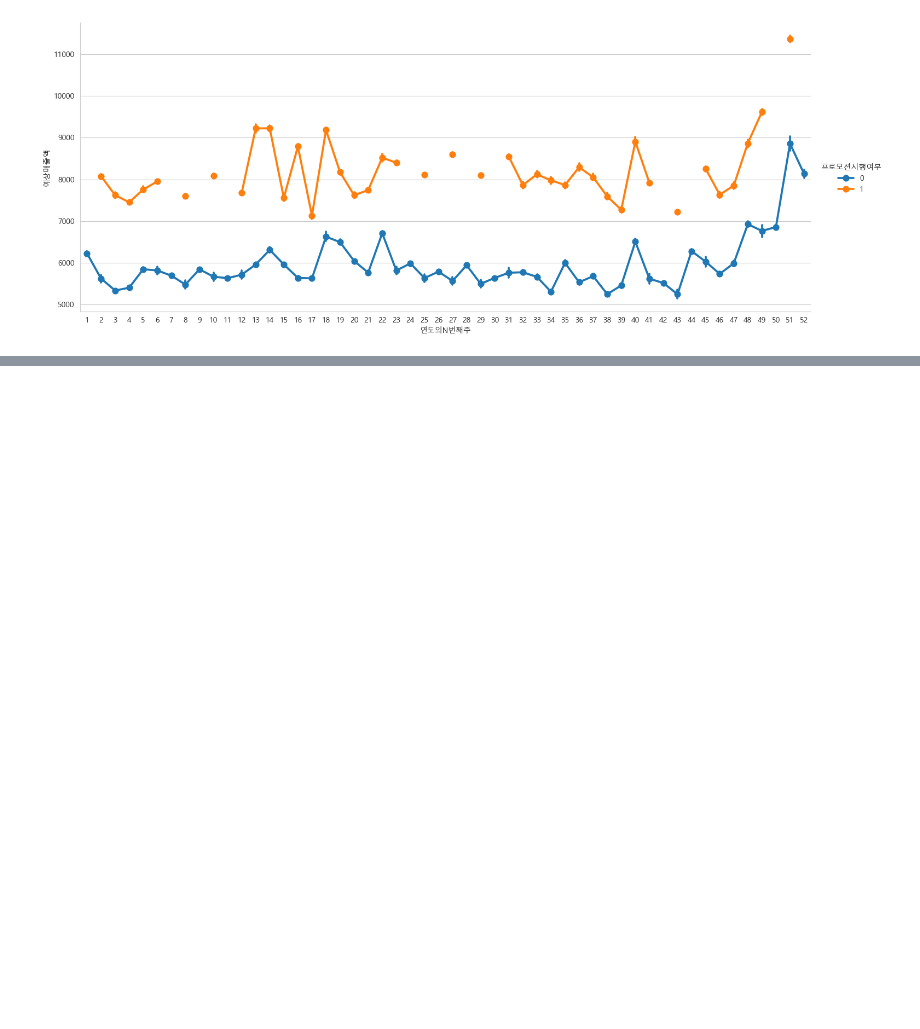
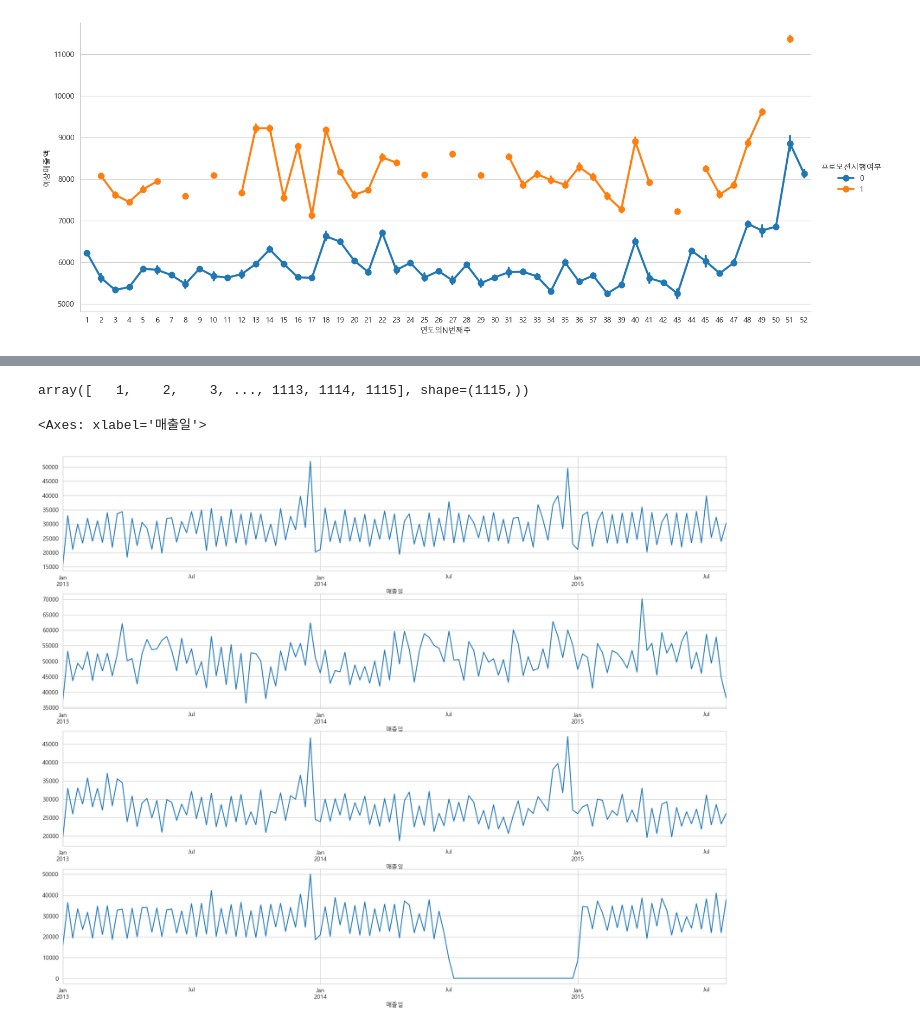
Before and after one commit to Drew240316/DREW_PY, a Jupyter notebook: 2025/Personal_Projects/Rossmann Store Sales Prediction/Notebook.ipynb, the cells around one changed output, grey strips where cells are left out. Saved outputs shown, nothing was run; the diff lists cells and outputs as text; code cells hidden in the pictures; blank space fills up the shorter version.

```diff
--- a/2025/Personal_Projects/Rossmann Store Sales Prediction/Notebook.ipynb
+++ b/2025/Personal_Projects/Rossmann Store Sales Prediction/Notebook.ipynb
@@ -523,0 +553,4 @@ sns.catplot(data= train_store_joined_open, x='연도의N번째주', y="예상매
+# %%
+train['예상매출액'] = train['예상매출액'] * 1.00
+
+train['예상매출액'].head()
@@ -523,0 +565,21 @@ sns.catplot(data= train_store_joined_open, x='연도의N번째주', y="예상매
+# %%
+train.매장ID.unique()
+# %% [output]
+array([   1,    2,    3, ..., 1113, 1114, 1115], shape=(1115,))
+# %%
+sales_a = train[train.매장ID == 2 ]['예상매출액']
+sales_b = train[train.매장ID == 85]['예상매출액'].sort_index(ascending = True)
+sales_c = train[train.매장ID == 1]['예상매출액']
+sales_d = train[train.매장ID == 13]['예상매출액']
+# %%
+# Assigning one store from each category
+frame, (ax1, ax2, ax3, ax4) = plt.subplots(4, figsize = (20,16) )
+
+# Visualize Trend
+sales_a.resample('w').sum().plot(ax = ax1) # 데이터를 주 단위로 묶어서 resample한다.
+sales_b.resample('w').sum().plot(ax = ax2)
+sales_c.resample('w').sum().plot(ax = ax3)
+sales_d.resample('w').sum().plot(ax = ax4)
+# %% [output]
+<Axes: xlabel='매출일'>
+[figure, added]
```
Also changed, not shown: parts of 79 cells of this notebook, 4 other files.
